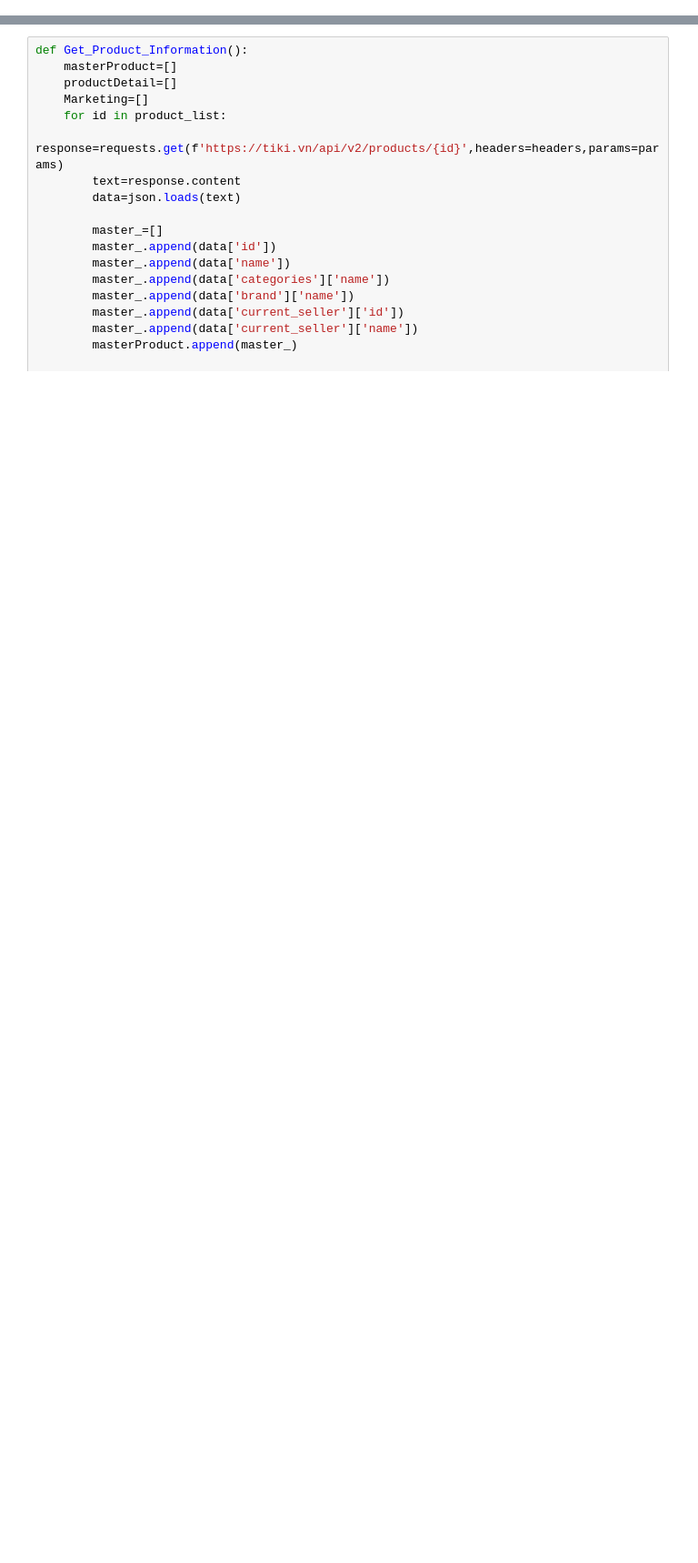
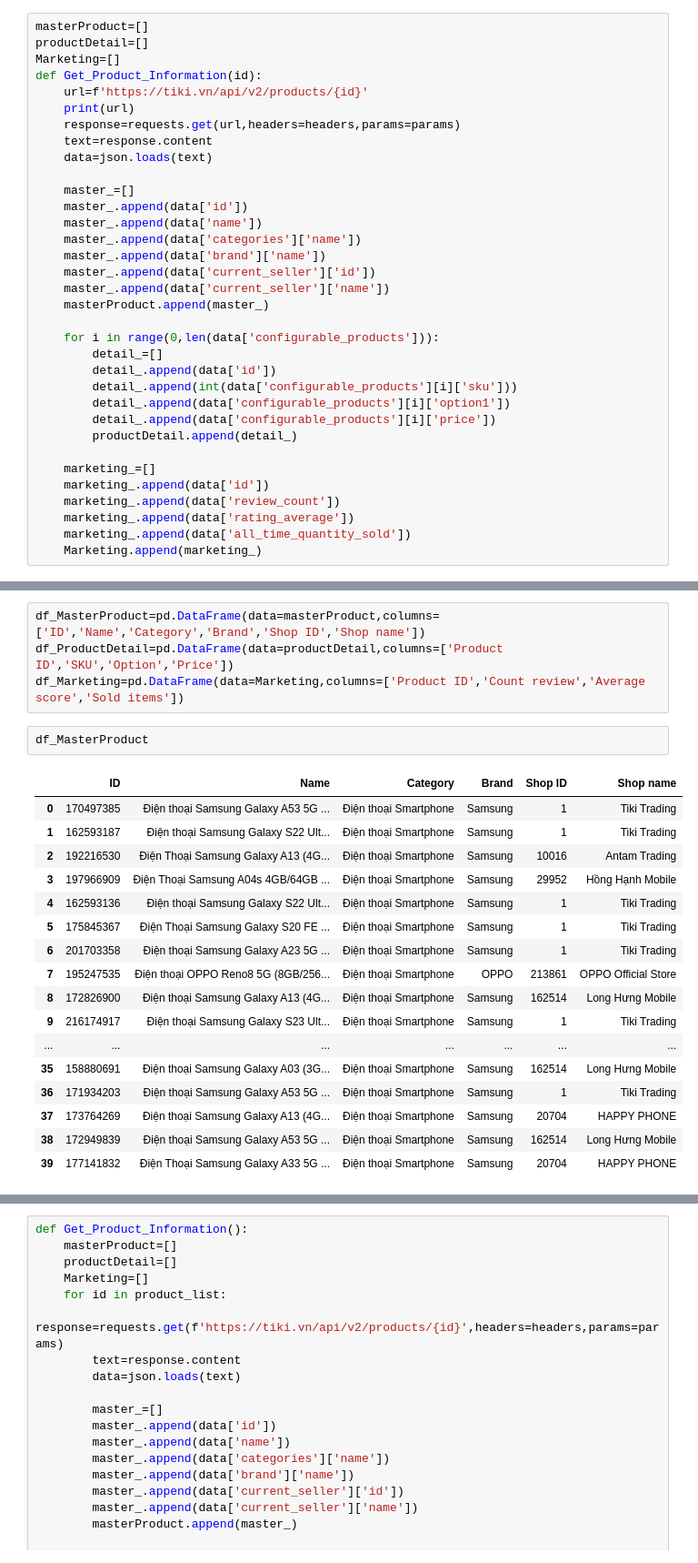
Before and after one commit to hiennm99/Web-Crawl-data, a Jupyter notebook: Crawl_Tiki_data/Crawl_data_Tiki.ipynb, the cells around one changed output, grey strips where cells are left out. Shown at 91% size. Drawn from its saved outputs; the diff is of its cells as text; blank space fills up the shorter version.

```diff
--- a/Crawl_Tiki_data/Crawl_data_Tiki.ipynb
+++ b/Crawl_Tiki_data/Crawl_data_Tiki.ipynb
@@ -124,0 +78,34 @@ product_list
+# %%
+masterProduct=[]
+productDetail=[]
+Marketing=[]
+def Get_Product_Information(id):
+    url=f'https://tiki.vn/api/v2/products/{id}'
+    print(url)
+    response=requests.get(url,headers=headers,params=params)
+    text=response.content
+    data=json.loads(text)
+
+    master_=[]
+    master_.append(data['id'])
+    master_.append(data['name'])
+    master_.append(data['categories']['name'])
+    master_.append(data['brand']['name'])
+    master_.append(data['current_seller']['id'])
+    master_.append(data['current_seller']['name'])
+    masterProduct.append(master_)
+
+    for i in range(0,len(data['configurable_products'])):
+        detail_=[]
+        detail_.append(data['id'])
+        detail_.append(int(data['configurable_products'][i]['sku']))
+        detail_.append(data['configurable_products'][i]['option1'])
+        detail_.append(data['configurable_products'][i]['price'])
+        productDetail.append(detail_)
+
+    marketing_=[]
+    marketing_.append(data['id'])
+    marketing_.append(data['review_count'])
+    marketing_.append(data['rating_average'])
+    marketing_.append(data['all_time_quantity_sold'])
+    Marketing.append(marketing_)
@@ -124,0 +116,24 @@ product_list
+# %%
+df_MasterProduct=pd.DataFrame(data=masterProduct,columns=['ID','Name','Category','Brand','Shop ID','Shop name'])
+df_ProductDetail=pd.DataFrame(data=productDetail,columns=['Product ID','SKU','Option','Price'])
+df_Marketing=pd.DataFrame(data=Marketing,columns=['Product ID','Count review','Average score','Sold items'])
+# %%
+df_MasterProduct
+# %% [output]
+|  | ID | Name | Category | Brand | Shop ID | Shop name |
+| 0 | 170497385 | Điện thoại Samsung Galaxy A53 5G ... | Điện thoại Smartphone | Samsung | 1 | Tiki Trading |
+| 1 | 162593187 | Điện thoại Samsung Galaxy S22 Ult... | Điện thoại Smartphone | Samsung | 1 | Tiki Trading |
+| 2 | 192216530 | Điện Thoại Samsung Galaxy A13 (4G... | Điện thoại Smartphone | Samsung | 10016 | Antam Trading |
+| 3 | 197966909 | Điện Thoại Samsung A04s 4GB/64GB ... | Điện thoại Smartphone | Samsung | 29952 | Hồng Hạnh Mobile |
+| 4 | 162593136 | Điện thoại Samsung Galaxy S22 Ult... | Điện thoại Smartphone | Samsung | 1 | Tiki Trading |
+| 5 | 175845367 | Điện Thoại Samsung Galaxy S20 FE ... | Điện thoại Smartphone | Samsung | 1 | Tiki Trading |
+| 6 | 201703358 | Điện thoại Samsung Galaxy A23 5G ... | Điện thoại Smartphone | Samsung | 1 | Tiki Trading |
+| 7 | 195247535 | Điện thoại OPPO Reno8 5G (8GB/256... | Điện thoại Smartphone | OPPO | 213861 | OPPO Official Store |
+| 8 | 172826900 | Điện thoại Samsung Galaxy A13 (4G... | Điện thoại Smartphone | Samsung | 162514 | Long Hưng Mobile |
+| 9 | 216174917 | Điện thoại Samsung Galaxy S23 Ult... | Điện thoại Smartphone | Samsung | 1 | Tiki Trading |
+| ... | ... | ... | ... | ... | ... | ... |
+| 35 | 158880691 | Điện thoại Samsung Galaxy A03 (3G... | Điện thoại Smartphone | Samsung | 162514 | Long Hưng Mobile |
+| 36 | 171934203 | Điện thoại Samsung Galaxy A53 5G ... | Điện thoại Smartphone | Samsung | 1 | Tiki Trading |
+| 37 | 173764269 | Điện thoại Samsung Galaxy A13 (4G... | Điện thoại Smartphone | Samsung | 20704 | HAPPY PHONE |
+| 38 | 172949839 | Điện thoại Samsung Galaxy A53 5G ... | Điện thoại Smartphone | Samsung | 162514 | Long Hưng Mobile |
+| 39 | 177141832 | Điện Thoại Samsung Galaxy A33 5G ... | Điện thoại Smartphone | Samsung | 20704 | HAPPY PHONE |
```
Also changed, not shown: parts of 17 cells of this notebook, 1 other file.
